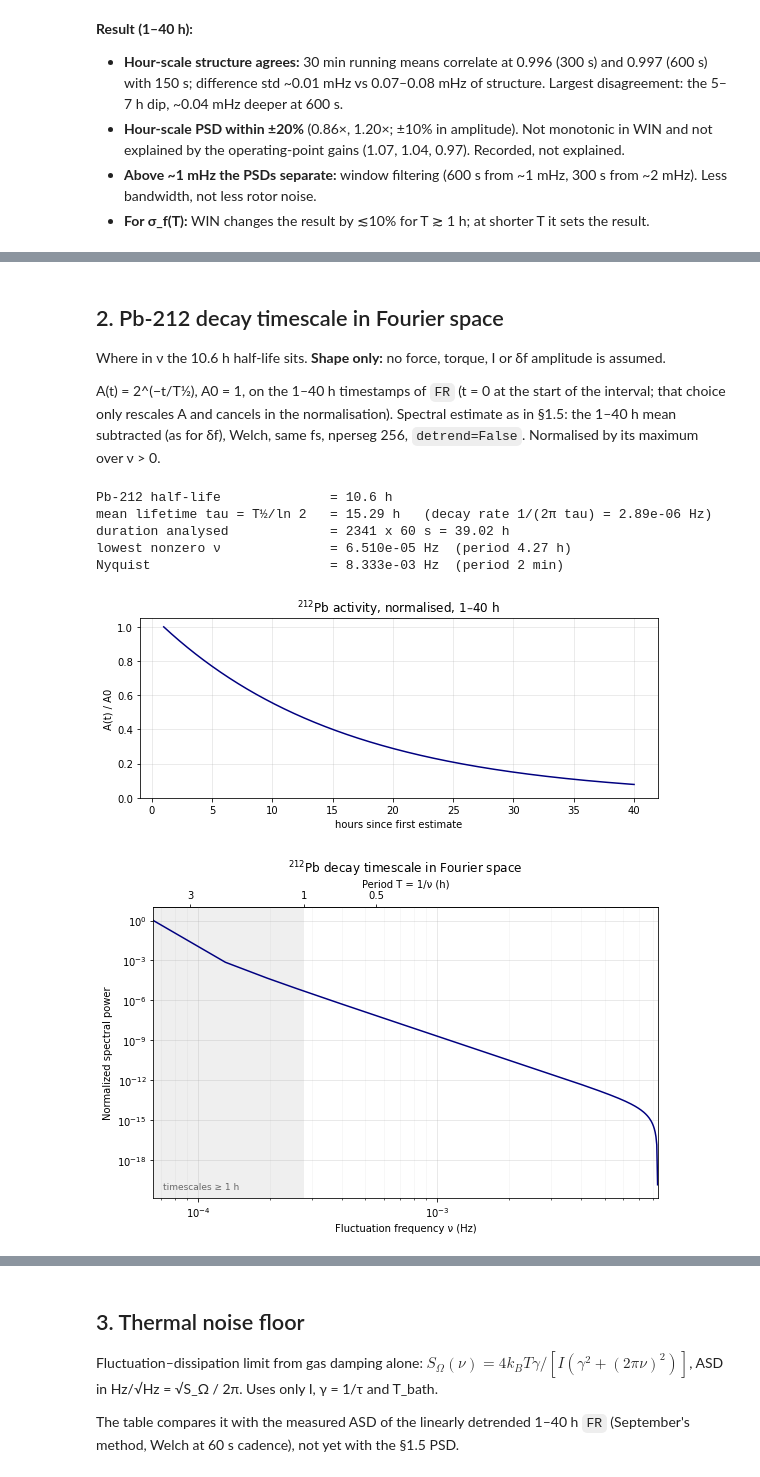
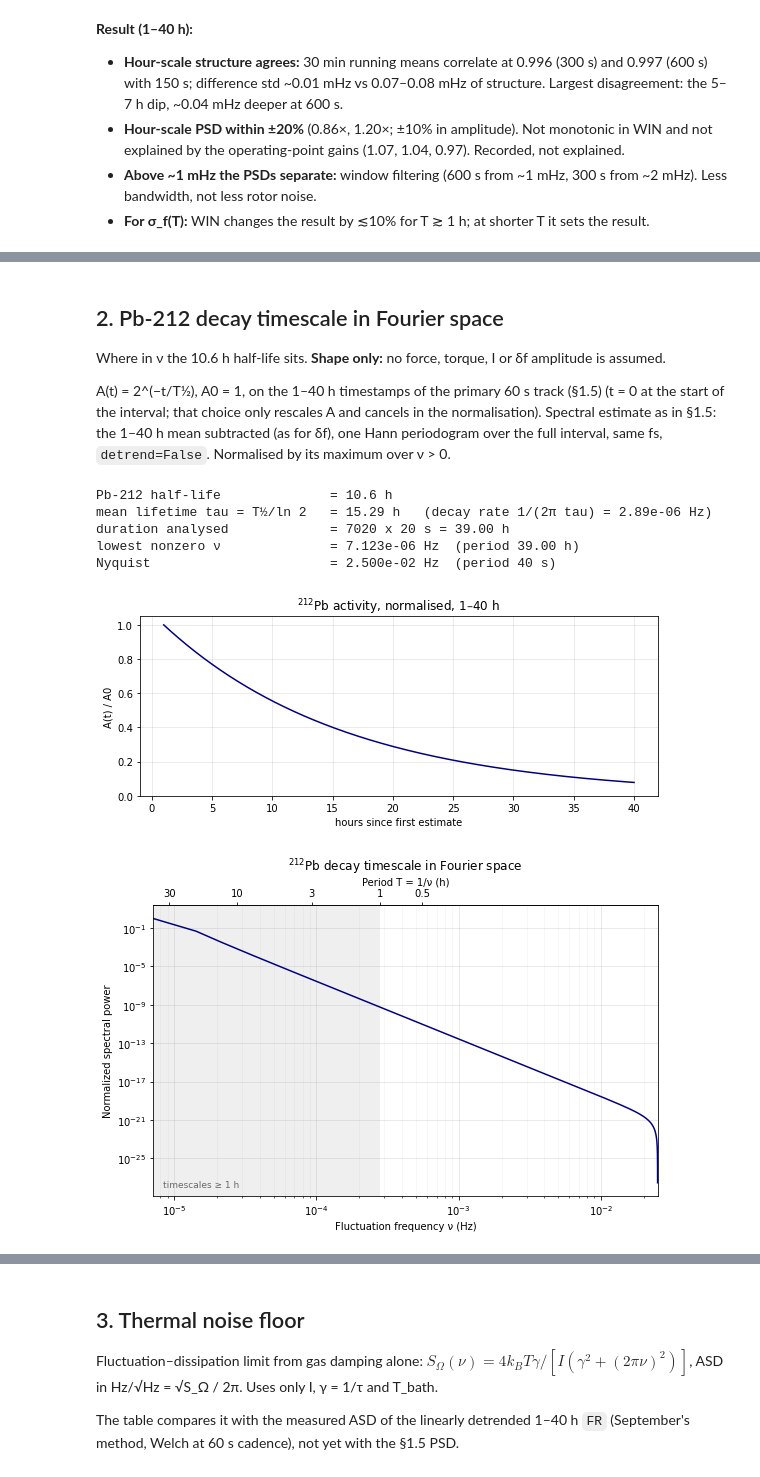
Before and after one commit to Moore-Lab/Decay-Sail, a Jupyter notebook: analysis/noise_budget_20260911.ipynb, the cells around one changed output, grey strips where cells are left out. Saved outputs shown, nothing was run; the diff lists cells and outputs as text; code cells hidden in the pictures.

```diff
--- a/analysis/noise_budget_20260911.ipynb
+++ b/analysis/noise_budget_20260911.ipynb
@@ -547,9 +548,10 @@ self-tracking, they lose the 1.498 Hz line during spin-up and lock onto the 3×
 expected and is not a better measurement. The test is agreement at hour scales (ν ≤ 1/3600 s).
 # %%
 def track_rotor(win, step=STEP, guide=False):
-    """The §1.1 tracking loop at window length win. Returns (T, f_raw, f_interp), rotor Hz.
+    """The §1.1 tracking loop at window length win. Rotor Hz.
     guide=True centres the band on the 150 s track (FR) at the window centre instead of on
-    this window's own last estimate -- the only change, needed to stay on the 1.498 Hz line."""
+    this window's own last estimate -- the only change, needed to stay on the 1.498 Hz line.
+    Returns (T, f_raw, f_interp, snr)."""
     nw_, sw_ = int(win*fs16), int(step*fs16)
     rows_, trk = [], 1.50
     for i in range(0, len(y16)-nw_, sw_):
@@ -557,7 +559,7 @@ def track_rotor(win, step=STEP, guide=False):
         if guide: trk = np.interp(tc, T, FR)*DIVISOR
         fraw, fpk, snr = peak_in_band(y16[i:i+nw_], fs16, max(trk*0.85, 0.02), trk*1.10)
         if np.isnan(fpk) or fpk <= 0: continue
-        rows_.append((tc, fraw/DIVISOR, fpk/DIVISOR))
+        rows_.append((tc, fraw/DIVISOR, fpk/DIVISOR, snr))
         trk = fpk
     return map(np.array, zip(*rows_))
 
@@ -568,7 +570,7 @@ TRK = {}
 print(f"{'WIN':>5} | {'df_optical':>10} | {'df_rotor':>10} | {'N':>5} | {'mean f (Hz)':>11} | "
       f"{'std δf (mHz)':>12} | {'std 30-min mean (mHz)':>21} | {'sub-bin offset':>14} | {'interp gain':>11}")
 for w in WINS:
-    Tw, Rw, Fw = track_rotor(w, guide=(w != 150))
+    Tw, Rw, Fw, _ = track_rotor(w, guide=(w != 150))
     m = ((Tw - T_REF)/3600 >= WIN_H[0]) & ((Tw - T_REF)/3600 <= WIN_H[1])
     d = Fw[m] - Fw[m].mean()
     TRK[w] = dict(t=Tw[m], h=(Tw[m] - T_REF)/3600, f=Fw[m], d=d,
@@ -712,0 +821,25 @@ Nyquist frequency                  = 8.333e-03 Hz  (period 2 min)
+# %%
+NPS_P = int(round(NPS_NU*STEP*fs_p))                    # 4.27 h segment at the 20 s cadence
+nu_pw, S_pw = welch(delta_f, fs=fs_p, nperseg=NPS_P, detrend=False)
+print(f'Welch: nperseg {NPS_P} ({NPS_P/fs_p/3600:.2f} h), lowest ν {nu_pw[1]:.2e} Hz; periodogram lowest ν {nu_p[1]:.2e} Hz')
+print(f"{'ν (µHz)':>9} | {'Welch':>9} | {'periodogram (nearest bin)':>25} | ratio")
+for v, s in zip(nu_pw[1:4], S_pw[1:4]):
+    j = np.argmin(abs(nu_p - v))
+    print(f'{v*1e6:9.1f} | {s:9.2e} | {S_df[j]:15.2e} ({nu_p[j]*1e6:5.1f} µHz) | {s/S_df[j]:5.1f}')
+for lo, hi in ((1e-3, 2e-3), (3e-3, 6e-3), (10e-3, 25e-3)):
+    x = S_pw[band(nu_pw, lo, hi)].mean(); y = S_df[band(nu_p, lo, hi)].mean()
+    print(f'{lo*1e3:.0f}-{hi*1e3:.0f} mHz mean: Welch {x:.2e}, periodogram {y:.2e}, ratio {x/y:.2f}')
+below = (nu_p > 0) & (nu_p < nu_pw[1])
+print(f"periodogram below Welch's lowest bin ({below.sum()} bins, {nu_p[below][0]*1e6:.1f}-{nu_p[below][-1]*1e6:.1f} µHz): "
+      f'mean {S_df[below].mean():.2e} Hz²/Hz, {S_df[below].mean()/S_df[band(nu_p, 1e-3, 6e-3)].mean():.0f}x the 1-6 mHz level')
+
+fig, ax = plt.subplots(figsize=(8, 5))
+ax.loglog(nu_p[1:], S_df[1:], color='crimson', lw=0.5, alpha=0.2, label='periodogram, raw bins')
+ax.loglog(nu_lb, S_lb, color='crimson', lw=1.8, label='periodogram, log-binned (primary)')
+ax.loglog(nu_pw[1:], S_pw[1:], color='gray', lw=1.0, ls='--', label='Welch, 4.27 h segments (method check)')
+ax.axvspan(nu_p[1], nu_pw[1], color='orange', alpha=0.12, lw=0, label="below Welch's lowest bin")
+ax.set_xlim(nu_p[1], fs_p/2)
+ax.set_xlabel('Fluctuation frequency ν (Hz)'); ax.set_ylabel('$S_{\\delta f}(\\nu)$ (Hz²/Hz)')
+ax.set_title('Method check: full-record periodogram vs Welch (4.27 h segments), 60 s track')
+ax.grid(which='major', alpha=0.35); ax.grid(which='minor', alpha=0.12); ax.legend(fontsize=8)
+plt.tight_layout(); plt.show()
@@ -715,57 +866,57 @@ Nyquist frequency                  = 8.333e-03 Hz  (period 2 min)
 
 Where in ν the 10.6 h half-life sits. **Shape only:** no force, torque, I or δf amplitude is assumed.
 
-A(t) = 2^(−t/T½), A0 = 1, on the 1–40 h timestamps of `FR` (t = 0 at the start of the interval;
+A(t) = 2^(−t/T½), A0 = 1, on the 1–40 h timestamps of the primary 60 s track (§1.5) (t = 0 at the start of the interval;
 that choice only rescales A and cancels in the normalisation). Spectral estimate as in §1.5: the
-1–40 h mean subtracted (as for δf), Welch, same fs, nperseg 256, `detrend=False`. Normalised by its
+1–40 h mean subtracted (as for δf), one Hann periodogram over the full interval, same fs, `detrend=False`. Normalised by its
 maximum over ν > 0.
 # %%
 T_HALF_H = 10.6                                  # Pb-212 half-life (h)
 TAU_PB_H = T_HALF_H/np.log(2)                   # mean lifetime (h)
-t_pb = (t_p - t_p[0])/3600                       # h, the 1-40 h timestamps of FR (1.5)
+t_pb = (t_p - t_p[0])/3600                       # h, 1-40 h timestamps of the primary track (1.5)
 A_pb = 2**(-t_pb/T_HALF_H)                       # A0 = 1, dimensionless
 
-nu_pb, P_pb = welch(A_pb - A_pb.mean(), fs=fs_p, nperseg=NPS_NU, detrend=False)
+nu_pb, P_pb = periodogram(A_pb - A_pb.mean(), fs=fs_p, window='hann', detrend=False)
 P_norm = P_pb[1:]/P_pb[1:].max()
 
 print(f'Pb-212 half-life              = {T_HALF_H:.1f} h')
 print(f'mean lifetime tau = T½/ln 2   = {TAU_PB_H:.2f} h   (decay rate 1/(2π tau) = {1/(2*np.pi*TAU_PB_H*3600):.2e} Hz)')
 print(f'duration analysed             = {len(t_pb)} x {1/fs_p:.0f} s = {len(t_pb)/fs_p/3600:.2f} h')
 print(f'lowest nonzero ν              = {nu_pb[1]:.3e} Hz  (period {1/nu_pb[1]/3600:.2f} h)')
-print(f'Nyquist                       = {fs_p/2:.3e} Hz  (period {2/fs_p/60:.0f} min)')
+print(f'Nyquist                       = {fs_p/2:.3e} Hz  (period {2/fs_p:.0f} s)')
 
 fig, ax = plt.subplots(figsize=(8, 3.5))
-ax.plot(H_ALL[mref], A_pb, color='navy', lw=1.5)
+ax.plot((t_p - T_REF)/3600, A_pb, color='navy', lw=1.5)
 ax.set_xlabel('hours since first estimate'); ax.set_ylabel('A(t) / A0')
 ax.set_title('$^{212}$Pb activity, normalised, 1–40 h')
 ax.set_ylim(0, 1.05); ax.grid(alpha=.3); plt.tight_layout(); plt.show()
 # %% [output]
 Pb-212 half-life              = 10.6 h
 mean lifetime tau = T½/ln 2   = 15.29 h   (decay rate 1/(2π tau) = 2.89e-06 Hz)
-duration analysed             = 2341 x 60 s = 39.02 h
-lowest nonzero ν              = 6.510e-05 Hz  (period 4.27 h)
-Nyquist                       = 8.333e-03 Hz  (period 2 min)
+duration analysed             = 7020 x 20 s = 39.00 h
+lowest nonzero ν              = 7.123e-06 Hz  (period 39.00 h)
+Nyquist                       = 2.500e-02 Hz  (period 40 s)
 [figure]
 # %%
 fig, ax = plt.subplots(figsize=(8, 5.5))
 ax.loglog(nu_pb[1:], P_norm, color='navy', lw=1.5)
 ax.set_xlim(nu_pb[1], fs_p/2)
 ax.axvspan(nu_pb[1], 1/3600, color='gray', alpha=0.12, lw=0)
 ax.text(0.02, 0.03, 'timescales ≥ 1 h', transform=ax.transAxes, fontsize=9, color='dimgray')
 ax.set_xlabel('Fluctuation frequency ν (Hz)')
 ax.set_ylabel('Normalized spectral power')
 ax.set_title('$^{212}$Pb decay timescale in Fourier space')
 ax.grid(which='major', alpha=0.35); ax.grid(which='minor', alpha=0.12)
 
 def nu_to_h(x):
     with np.errstate(divide='ignore'): return 1/(3600*x)
 top = ax.secondary_xaxis('top', functions=(nu_to_h, nu_to_h))
-top.set_xticks([0.5, 1, 3]); top.set_xticklabels(['0.5', '1', '3'])
+top.set_xticks([0.5, 1, 3, 10, 30]); top.set_xticklabels(['0.5', '1', '3', '10', '30'])
 top.xaxis.set_minor_locator(plt.NullLocator())
 top.set_xlabel('Period T = 1/ν (h)')
 plt.tight_layout(); plt.show()
 # %% [output]
-[figure, old version]
+[figure, new version]
 # %% [markdown]
 **Interpretation.**
 - A normalised spectral **shape**, not a predicted signal: no units, no amplitude.
```
Also changed, not shown: parts of 12 cells of this notebook.
